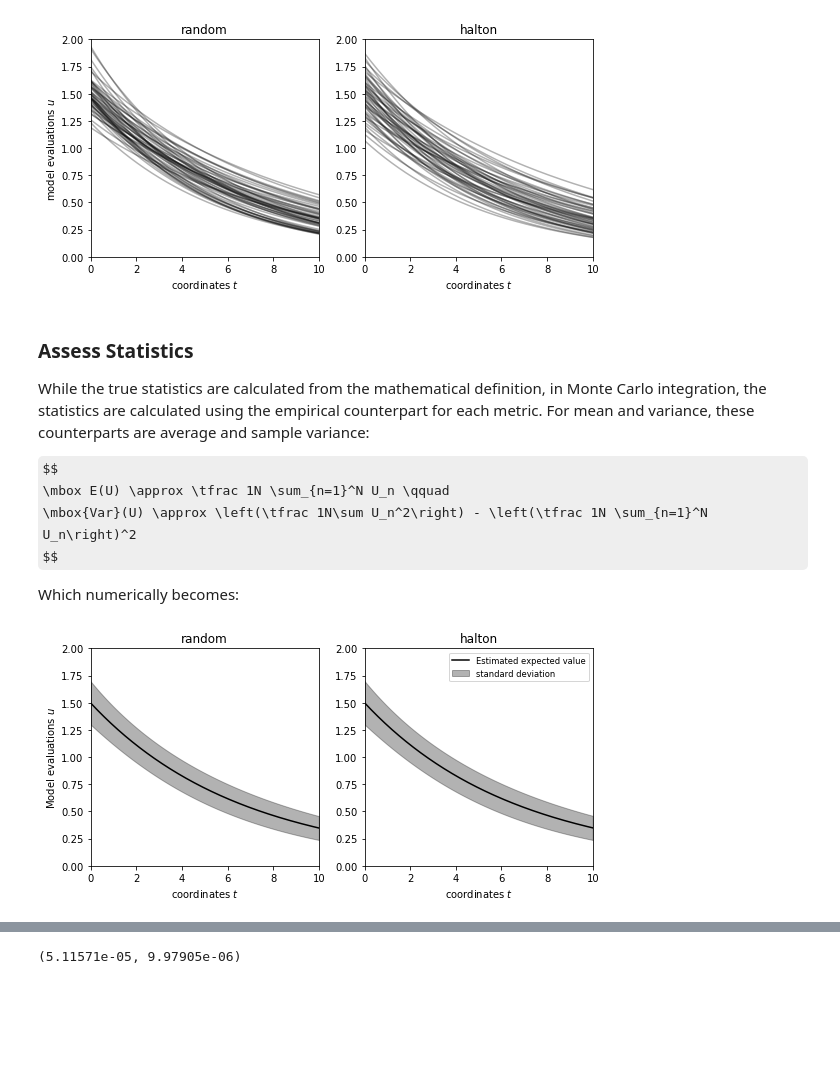
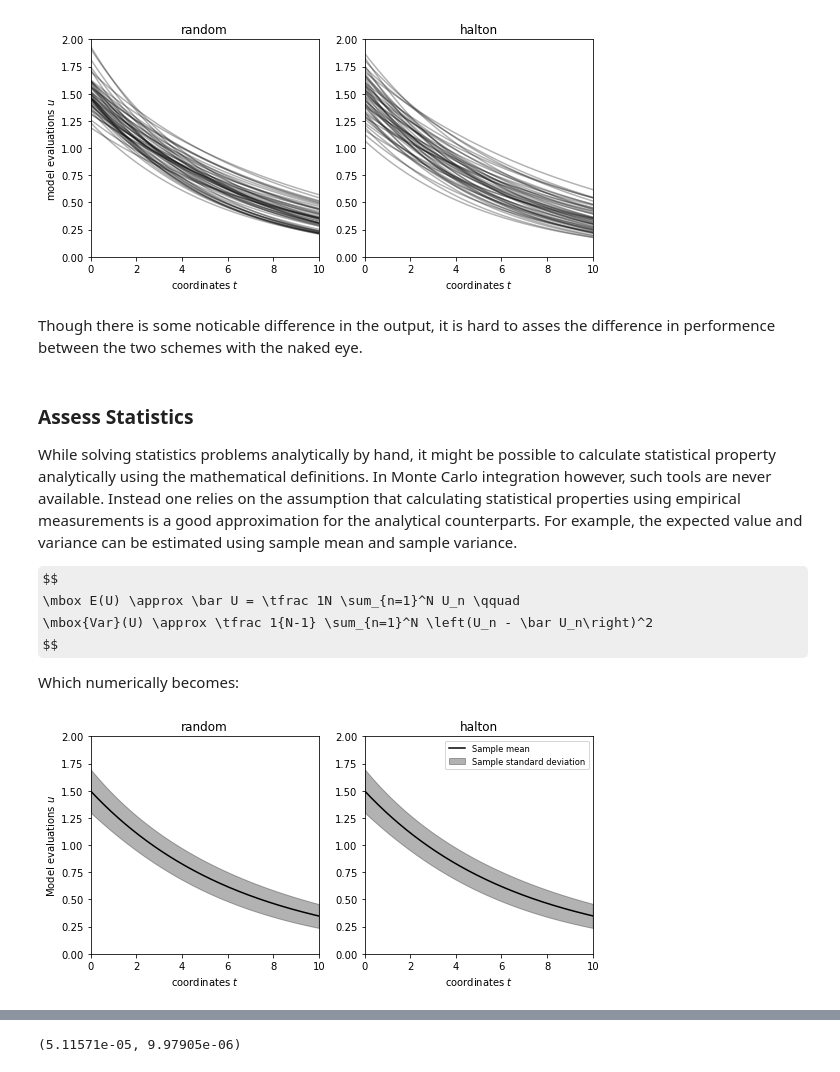
Before and after one commit to jonathf/chaospy, a Jupyter notebook: docs/tutorials/introduction/monte_carlo_integration.ipynb, the cells around one changed output, grey strips where cells are left out. Saved outputs shown, nothing was run; the diff lists cells and outputs as text; code cells hidden in the pictures; some formulas as TeX source; blank space fills up the shorter version.

```diff
--- a/docs/tutorials/introduction/monte_carlo_integration.ipynb
+++ b/docs/tutorials/introduction/monte_carlo_integration.ipynb
@@ -46,16 +48,14 @@ This is quite visible when visualizing the samples.
 # %%
-# increase figure width to better fit two plots
 pyplot.rc("figure", figsize=[9, 4])
 
-for idx, rule in enumerate(rules, start=1):
-    pyplot.subplot(1, 2, idx)
+for fig_idx, rule in enumerate(rules, start=1):
+    pyplot.subplot(1, 2, fig_idx)
 
-    # Show samples as 2-dimensional scatter plot
-    pyplot.scatter(*samples[rule][:, :100], marker="x", color="k")
+    x_coors, y_coors = samples[rule][:, 100]
+    pyplot.scatter(x_coors, y_coors, marker="x", color="k")
 
-    # Make scatter figures pretty
     pyplot.xlabel("init (normal)")
-    pyplot.ylabel("rate (uniform)") if not idx else None
+    pyplot.ylabel("rate (uniform)") if fig_idx == 1 else None
     pyplot.axis([1, 2, 0.1, 0.2])
     pyplot.title(rule)
 
@@ -82,60 +83,58 @@ These model evaluations can be visualized, however ti is hard to observe the dif
 # %%
-for idx, rule in enumerate(rules):
-    pyplot.subplot(1, 2, idx+1)
+for idx, rule in enumerate(rules, start=1):
+    pyplot.subplot(1, 2, idx)
 
     # Make a plot line for the first 50 evaluations
     for evals in evaluations[rule][:50]:
         pyplot.plot(coordinates, evals, "k-", alpha=0.3)
-
-    # Make plot pretty
     pyplot.xlabel("coordinates $t$")
-    pyplot.ylabel("model evaluations $u$") if not idx else None
+    pyplot.ylabel("model evaluations $u$") if idx == 1 else None
     pyplot.title(rule)
     pyplot.axis([0, 10, 0, 2])
 
 pyplot.show()
 # %% [output]
 [figure]
+# %% [markdown]
+Though there is some noticable difference in the output, it is hard to asses the difference in performence between the two schemes with the naked eye.
 # %% [markdown]
 ### Assess Statistics
 
-While the true statistics are calculated from the mathematical definition, in Monte Carlo integration, the statistics are calculated using the empirical counterpart for each metric.
-For mean and variance, these counterparts are average and sample variance:
+While solving statistics problems analytically by hand, it might be possible to calculate statistical property analytically using the mathematical definitions. In Monte Carlo integration however, such tools are never available. Instead one relies on the assumption that calculating statistical properties using empirical measurements is a good approximation for the analytical counterparts. For example, the expected value and variance can be estimated using sample mean and sample variance.
 
 $$
-        \mbox E(U) \approx \tfrac 1N \sum_{n=1}^N U_n \qquad
-        \mbox{Var}(U) \approx \left(\tfrac 1N\sum U_n^2\right) - \left(\tfrac 1N \sum_{n=1}^N U_n\right)^2
+        \mbox E(U) \approx \bar U = \tfrac 1N \sum_{n=1}^N U_n \qquad
+        \mbox{Var}(U) \approx \tfrac 1{N-1} \sum_{n=1}^N \left(U_n - \bar U_n\right)^2
 $$
 
 Which numerically becomes:
 # %%
-for idx, rule in enumerate(rules):
+for fig_idx, rule in enumerate(rules, start=1):
 
-    pyplot.subplot(1, 2, idx+1)
+    pyplot.subplot(1, 2, fig_idx)
 
-    # Estimate mean and variance
-    expected = numpy.mean(evaluations[rule], axis=0)
-    variance = numpy.var(evaluations[rule], axis=0)
+    # Sample mean and variance
+    smean = numpy.mean(evaluations[rule], axis=0)
+    svar = numpy.var(evaluations[rule], axis=0)
 
     # Create band one standard deviation away from mean
-    pyplot.fill_between(coordinates, expected-variance**0.5,
-                        expected+variance**0.5, alpha=0.3,
-                        color="k", label="standard deviation")
-    pyplot.plot(coordinates, expected, "k-",
-                label="Estimated expected value")
+    pyplot.fill_between(coordinates, smean-numpy.sqrt(svar),
+                        smean+numpy.sqrt(svar), alpha=0.3,
+                        color="k", label="Sample standard deviation")
+    pyplot.plot(coordinates, smean, "k-", label="Sample mean")
 
     # Make plot pretty
     pyplot.xlabel("coordinates $t$")
     pyplot.axis([0, 10, 0, 2])
     pyplot.title(rule)
-    if idx:
+    if fig_idx == 1:
+        pyplot.ylabel("Model evaluations $u$")
+    else:
         pyplot.legend()
-    else:
-        pyplot.ylabel("Model evaluations $u$")
 
 pyplot.show()
 # %% [output]
-[figure, old version]
+[figure, new version]
 # %% [markdown]
 ### Error Analysis
 
```
Also changed, not shown: parts of 14 cells of this notebook.
